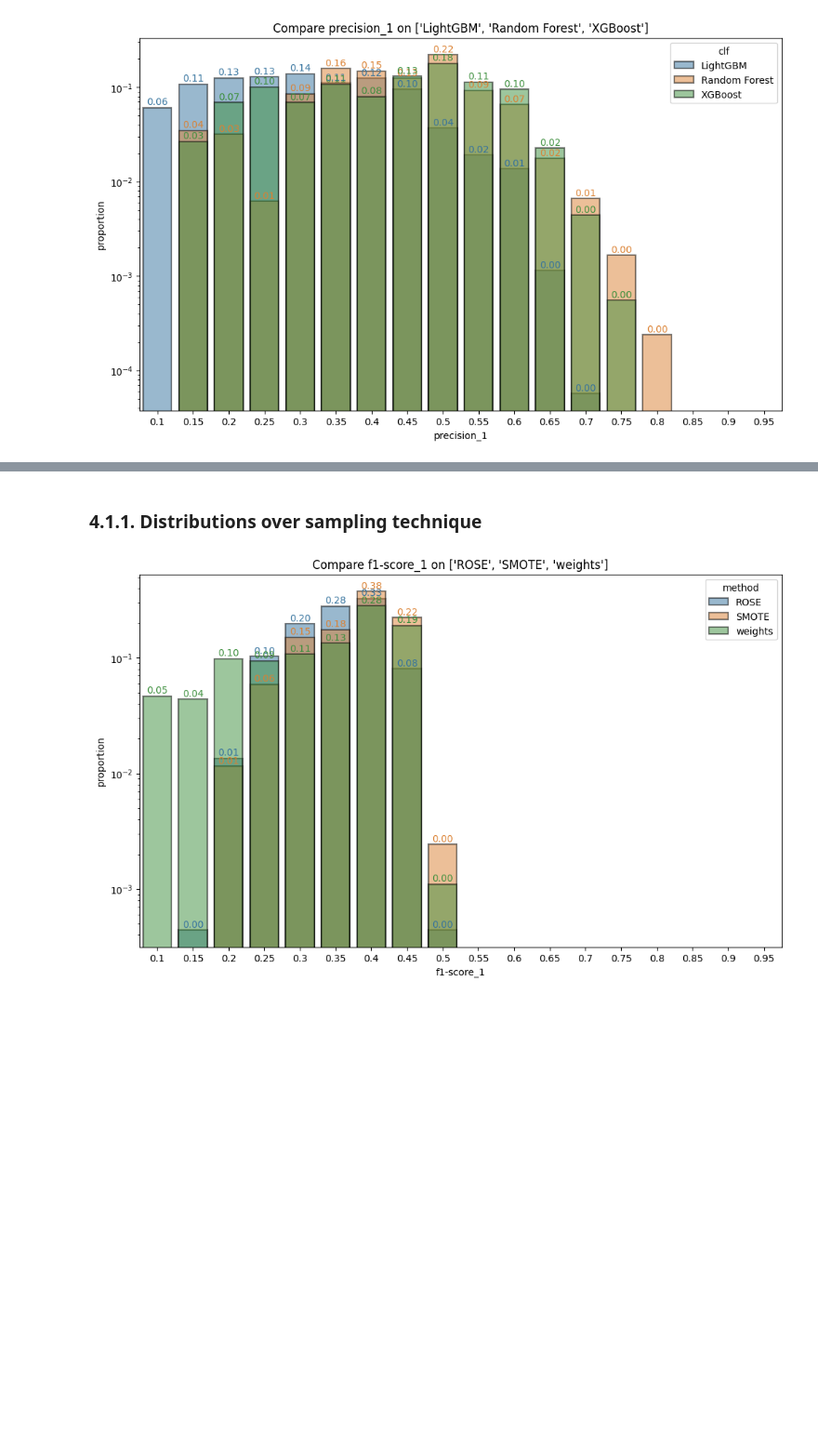
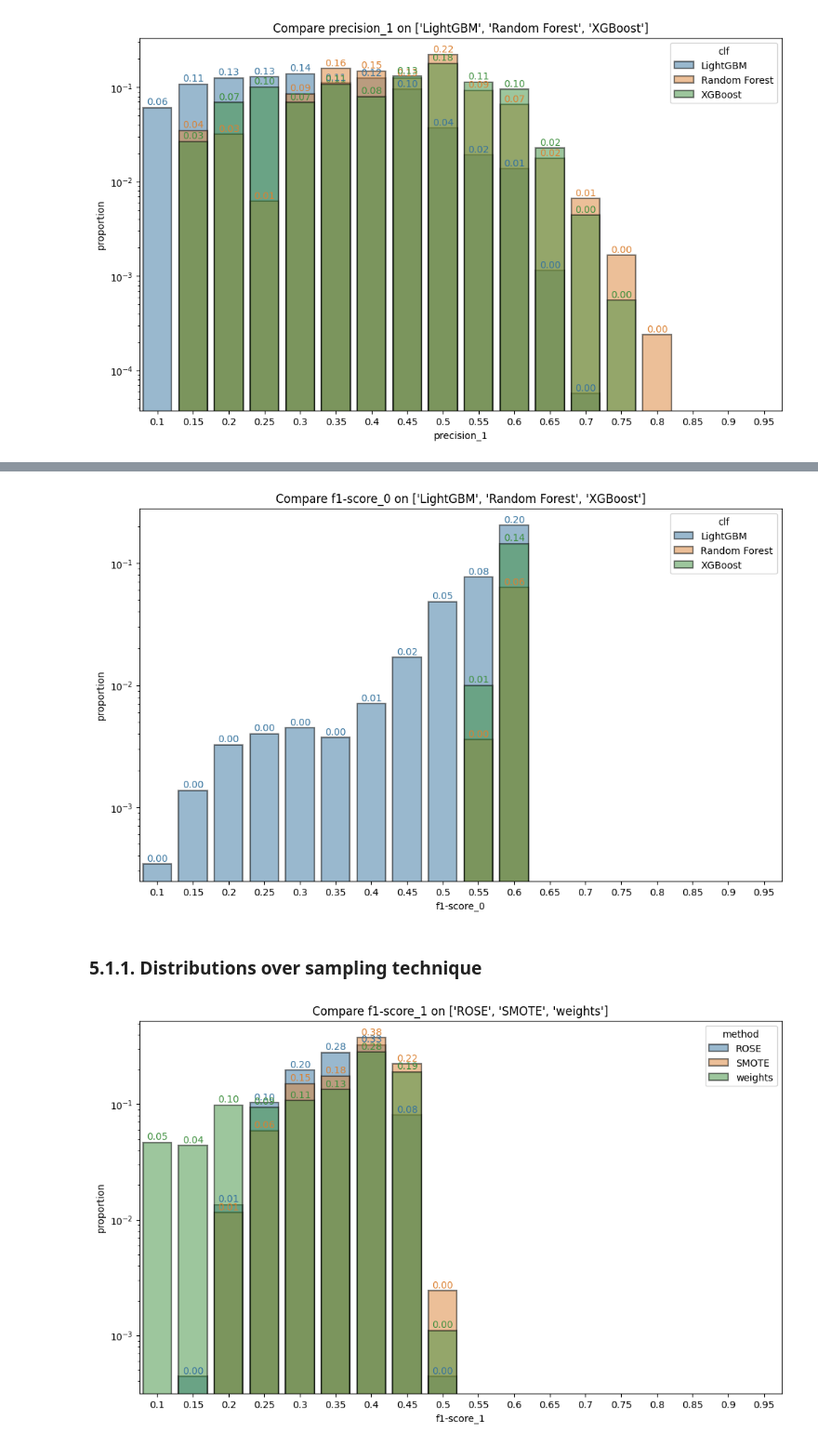
Before and after one commit to shvetsmaksym/Taiwan-Companies-Bankruptcy-Prediction, a Jupyter notebook: custom-hyperparams-optimization.ipynb, the cells around one changed output, grey strips where cells are left out. Shown at 93% size. Saved outputs shown, nothing was run; the diff lists cells and outputs as text; code cells hidden in the pictures; blank space fills up the shorter version.

```diff
--- a/tree_based_models.ipynb
+++ b/custom-hyperparams-optimization.ipynb
@@ -719,5 +732,9 @@ compare_distr(df=df_report, metric='precision_1', bins=bins, hue='clf')
+# %%
+compare_distr(df=df_report, metric='f1-score_0', bins=bins, hue='clf')
+# %% [output]
+[figure, added]
 # %% [markdown]
-### 4.1.1. Distributions over sampling technique
+### 5.1.1. Distributions over sampling technique
 # %%
 compare_distr(df=df_report, metric='f1-score_1', bins=bins, hue='method')
 # %% [output]
```
Also changed, not shown: parts of 27 cells of this notebook, 3 other files.
